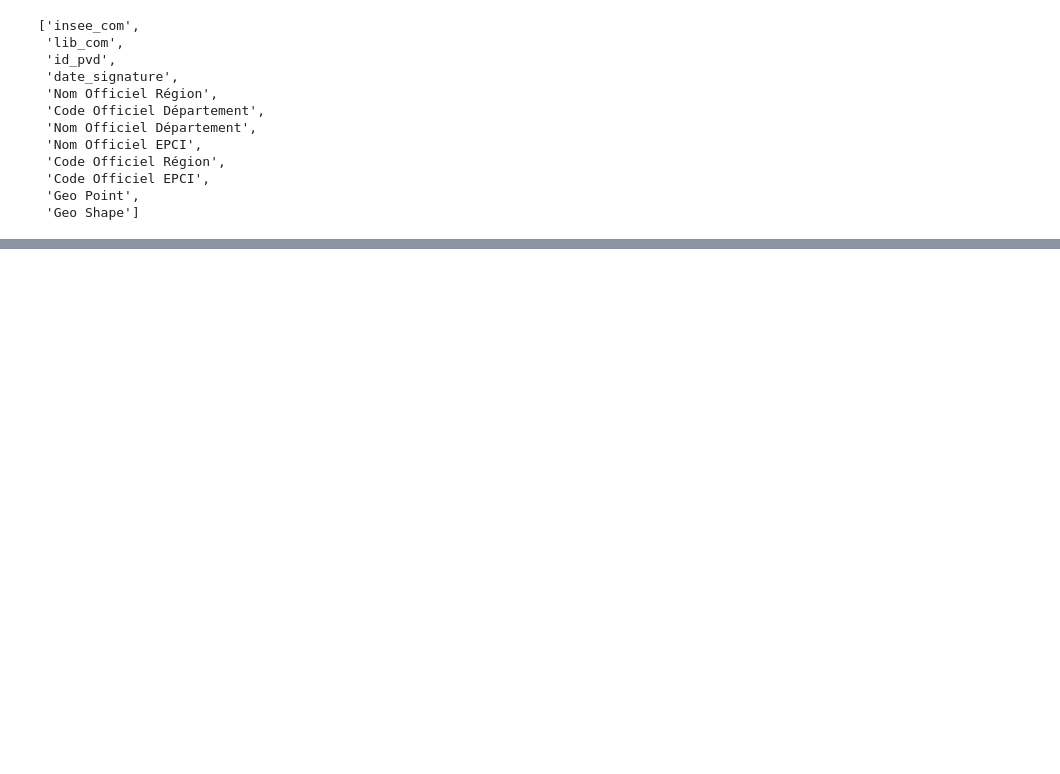
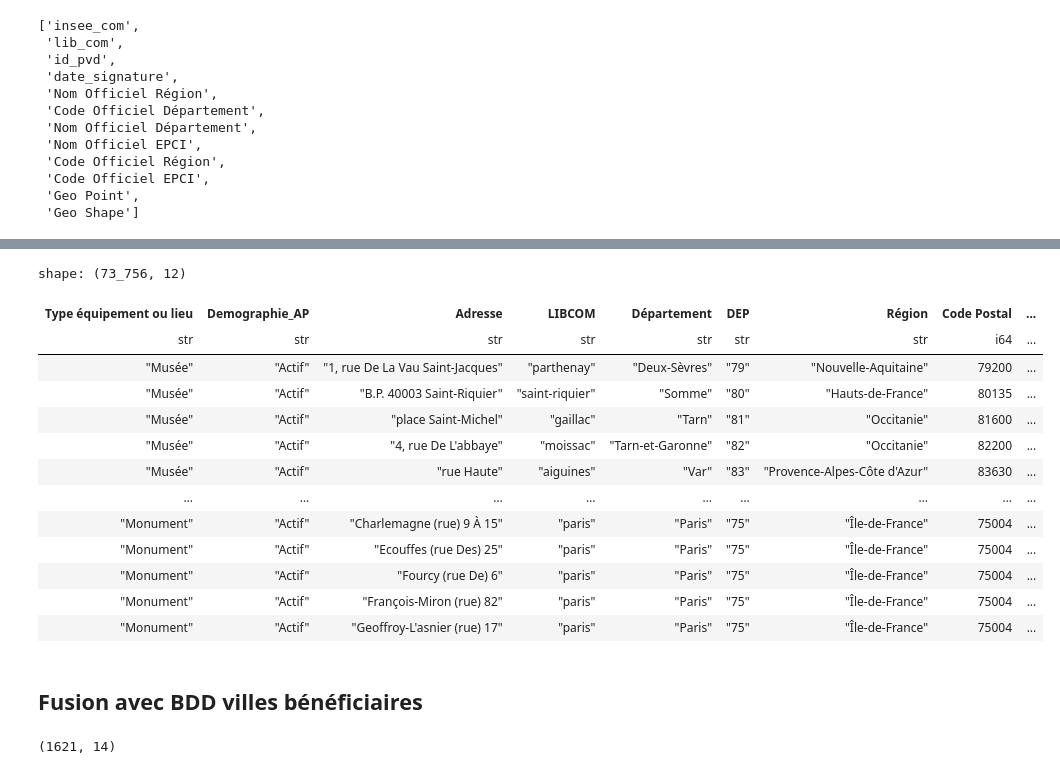
Before and after one commit to pARHA-CS/dashboard_PVD, a Jupyter notebook: scripts/exploration_bdd.ipynb, the cells around one changed output, grey strips where cells are left out. Drawn from its saved outputs; the diff is of its cells as text; code cells hidden in the pictures; blank space fills up the shorter version.

```diff
--- a/scripts/exploration_bdd.ipynb
+++ b/scripts/exploration_bdd.ipynb
@@ -219,0 +258,12 @@ Error:
+# %%
+df_culture = pl.scan_csv(
+    data_path_equ_culture,
+    separator=";",
+    encoding="utf8",
+    schema_overrides={"code_insee": pl.Utf8,
+                      "Code Insee Arrondt": pl.Utf8,
+                      "N_Département": pl.Utf8,
+                      "Jauge_du_theatre": pl.Utf8,
+                      "Latitude":pl.Utf8,
+                      "Longitude": pl.Utf8}
+)
@@ -219,0 +300,28 @@ Error:
+# %%
+df_culture_filtered = (
+    df_culture.with_columns(
+        pl.col("coordonnees_geo").str.split(", ").list.get(0).cast(pl.Float64).alias("Latitude"),
+        pl.col("coordonnees_geo").str.split(", ").list.get(1).cast(pl.Float64).alias("Longitude"),
+        pl.col("N_Région").cast(pl.Utf8),
+        pl.col("libelle_geographique").str.to_lowercase()
+    )
+    .filter(
+        (pl.col("Latitude").is_not_null() & pl.col("Longitude").is_not_null()) &
+        (pl.col("Latitude") > -90) & (pl.col("Latitude") < 90) &
+        (pl.col("Longitude") > -180) & (pl.col("Longitude") < 180),
+        # (pl.col("Sous-domaine").is_not_null())
+    )
+    .select([
+        "Type équipement ou lieu", "Demographie_AP", "Adresse", "libelle_geographique",
+        "Département","N_Département", "Région", "Code Postal", "Latitude", "Longitude",
+        "GCD", "N_Région"
+    ])
+    .rename({
+        "Latitude" : "Latitude_equipement",
+        "Longitude": "Longitude_equipement",
+        "libelle_geographique":"LIBCOM",
+        "N_Département":"DEP",
+        "N_Région": "REG"
+    })
+    .collect()
+)
@@ -219,0 +330,19 @@ Error:
+# %%
+df_culture_filtered
+# %% [output]
+shape: (73_756, 12)
+| Type équipement ou lieu | Demographie_AP | Adresse | LIBCOM | Département | DEP | Région | Code Postal | ... |
+| str | str | str | str | str | str | str | i64 | ... |
+| "Musée" | "Actif" | "1, rue De La Vau Saint-Jacques" | "parthenay" | "Deux-Sèvres" | "79" | "Nouvelle-Aquitaine" | 79200 | ... |
+| "Musée" | "Actif" | "B.P. 40003 Saint-Riquier" | "saint-riquier" | "Somme" | "80" | "Hauts-de-France" | 80135 | ... |
+| "Musée" | "Actif" | "place Saint-Michel" | "gaillac" | "Tarn" | "81" | "Occitanie" | 81600 | ... |
+| "Musée" | "Actif" | "4, rue De L'abbaye" | "moissac" | "Tarn-et-Garonne" | "82" | "Occitanie" | 82200 | ... |
+| "Musée" | "Actif" | "rue Haute" | "aiguines" | "Var" | "83" | "Provence-Alpes-Côte d'Azur" | 83630 | ... |
+| … | … | … | … | … | … | … | … | ... |
+| "Monument" | "Actif" | "Charlemagne (rue) 9 À 15" | "paris" | "Paris" | "75" | "Île-de-France" | 75004 | ... |
+| "Monument" | "Actif" | "Ecouffes (rue Des) 25" | "paris" | "Paris" | "75" | "Île-de-France" | 75004 | ... |
+| "Monument" | "Actif" | "Fourcy (rue De) 6" | "paris" | "Paris" | "75" | "Île-de-France" | 75004 | ... |
+| "Monument" | "Actif" | "François-Miron (rue) 82" | "paris" | "Paris" | "75" | "Île-de-France" | 75004 | ... |
+| "Monument" | "Actif" | "Geoffroy-L'asnier (rue) 17" | "paris" | "Paris" | "75" | "Île-de-France" | 75004 | ... |
+# %% [markdown]
+## Fusion avec BDD villes bénéficiaires
@@ -219,0 +355,4 @@ Error:
+# %%
+df_vb_culture.unique("LIBCOM").shape
+# %% [output]
+(1621, 14)
```
Also changed, not shown: parts of 42 cells of this notebook, 5 other files.
